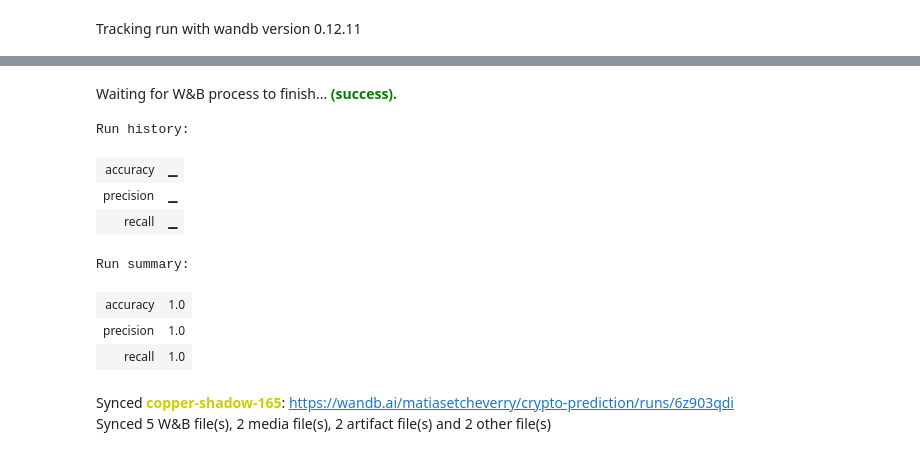
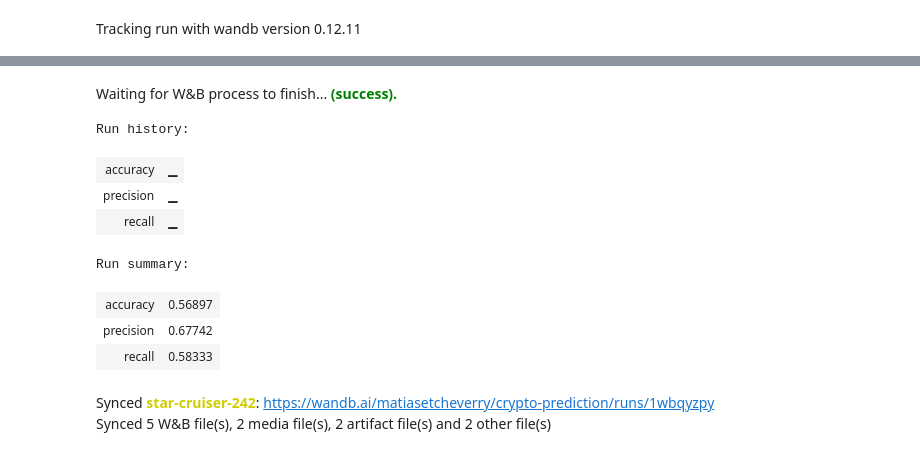
Before and after one commit to MatiasEtcheve/crypto_prediction, a Jupyter notebook: random_forests/intraday_rf.ipynb, the cells around one changed output, grey strips where cells are left out. Saved outputs shown, nothing was run; the diff lists cells and outputs as text; code cells hidden in the pictures.

```diff
--- a/random_forests/intraday_rf.ipynb
+++ b/random_forests/intraday_rf.ipynb
@@ -38,12 +36,12 @@ tf.config.list_physical_devices("CPU")[0].device_type
 # %%
-if log_wandb:
-    import wandb
+# if log_wandb:
+#     import wandb
 
-    wandb_api.login()
-    run = wandb.init(
-        project="crypto-prediction",
-        group="Initial Gan",
-        job_type="test",
-    )
+#     wandb_api.login()
+#     run = wandb.init(
+#         project="crypto-prediction",
+#         group="Initial Gan",
+#         job_type="test",
+#     )
 # %%
 interesting_tickers = [
@@ -82,28 +80,27 @@ interesting_tickers = [
 ]
 # %%
 reload(utils)
-reload(get_data)
-
+reload(assets)
 max_precision = 0
 
 n_estimators = [2000]
-max_depths = [17]
-intervals = ["1d"]
+max_depths = [15]
+intervals = ["12h", "6h", "1d"]
 forests = []
 
 inputs = [
     {
         "ticker": ticker,
-        "beginning_date": datetime.today() - timedelta(days=1600),
-        "ending_date": datetime.today() - timedelta(days=400),
+        "beginning_date": datetime.combine(date.today(), datetime.min.time()) - timedelta(days=549),
+        "ending_date": datetime.combine(date.today(), datetime.min.time()) - timedelta(days=120),
     }
     for ticker in interesting_tickers
 ]
-
+log_wandb = True
 for interval in intervals:
     for n_row, n_estimator in enumerate(n_estimators):
         for n_col, max_depth in enumerate(max_depths):
-            if True:
+            if log_wandb:
                 import wandb
 
                 wandb_api.login()
@@ -113,13 +110,13 @@ for interval in intervals:
                     job_type="test",
                 )
 
-            if True:
+            if log_wandb:
                 config = wandb.config
             else:
                 config = {}
 
             config["job_type"] = run.job_type if "run" in locals() else "test"
-            config["train_val_test_split"] = [0.7, 0.15, 0.15]
+            config["train_val_test_split"] = [0.8, 0.2, 0.001]
             config["interval"] = interval
             config["n_estimator"] = n_estimator
             config["max_depth"] = max_depth
@@ -161,29 +158,29 @@ for interval in intervals:
             print("Recall:", recall)
             print("Accuracy:", accuracy)
             print("----------------------------------------")
-            wandb.log({"precision": precision, "recall": recall, "accuracy": accuracy})
 
-            dir_path = run.dir
-            filename_datamodule = Path(dir_path) / "datamodule_script.txt"
-            with open(filename_datamodule, "w") as file:
-                file.write(inspect_code.get_class_code(type(dm)))
+            if log_wandb:
+                wandb.log({"precision": precision, "recall": recall, "accuracy": accuracy})
 
-            wandb.sklearn.plot_roc(val_dataset[1], predictions_proba, ["down", "up"])
-            wandb.sklearn.plot_precision_recall(
-                val_dataset[1], predictions_proba, ["down", "up"]
-            )
+                dir_path = run.dir
+                filename_datamodule = Path(dir_path) / "datamodule_script.txt"
+                with open(filename_datamodule, "w") as file:
+                    file.write(inspect_code.get_class_code(type(dm)))
 
-            if precision > max_precision:
-                print("Saving model")
-                # max_precision = precision
-                with open("rf.pkl", "wb") as file:
-                    pickle.dump(rf, file)
-                wandb.save("rf.pkl")
-                # Path("rf.pkl").unlink()
-            run.finish()
+                wandb.sklearn.plot_roc(val_dataset[1], predictions_proba, ["down", "up"])
+                wandb.sklearn.plot_precision_recall(
+                    val_dataset[1], predictions_proba, ["down", "up"]
+                )
+
+                if precision > max_precision:
+                    print("Saving model")
+                    with open("rf.pkl", "wb") as file:
+                        pickle.dump(rf, file)
+                    wandb.save("rf.pkl")
+                run.finish()
+                Path("rf.pkl").unlink()
 
             del dm
-            del rf
 # %% [output]
 wandb: WARNING If you're specifying your api key in code, ensure this code is not shared publicly.
 wandb: WARNING Consider setting the WANDB_API_KEY environment variable, or running `wandb login` from the command line.
@@ -212,13 +199,13 @@ Accuracy: 1.0
 ----------------------------------------
 Saving model
 Waiting for W&B process to finish... (success).
 Run history:
 | accuracy | ▁ |
 | precision | ▁ |
 | recall | ▁ |
 Run summary:
-| accuracy | 1.0 |
-| precision | 1.0 |
-| recall | 1.0 |
+| accuracy | 0.56897 |
+| precision | 0.67742 |
+| recall | 0.58333 |
-Synced copper-shadow-165: https://wandb.ai/matiasetcheverry/crypto-prediction/runs/6z903qdi
+Synced star-cruiser-242: https://wandb.ai/matiasetcheverry/crypto-prediction/runs/1wbqyzpy
 Synced 5 W&B file(s), 2 media file(s), 2 artifact file(s) and 2 other file(s)
```
Also changed, not shown: parts of 6 cells of this notebook, 8 other files.
